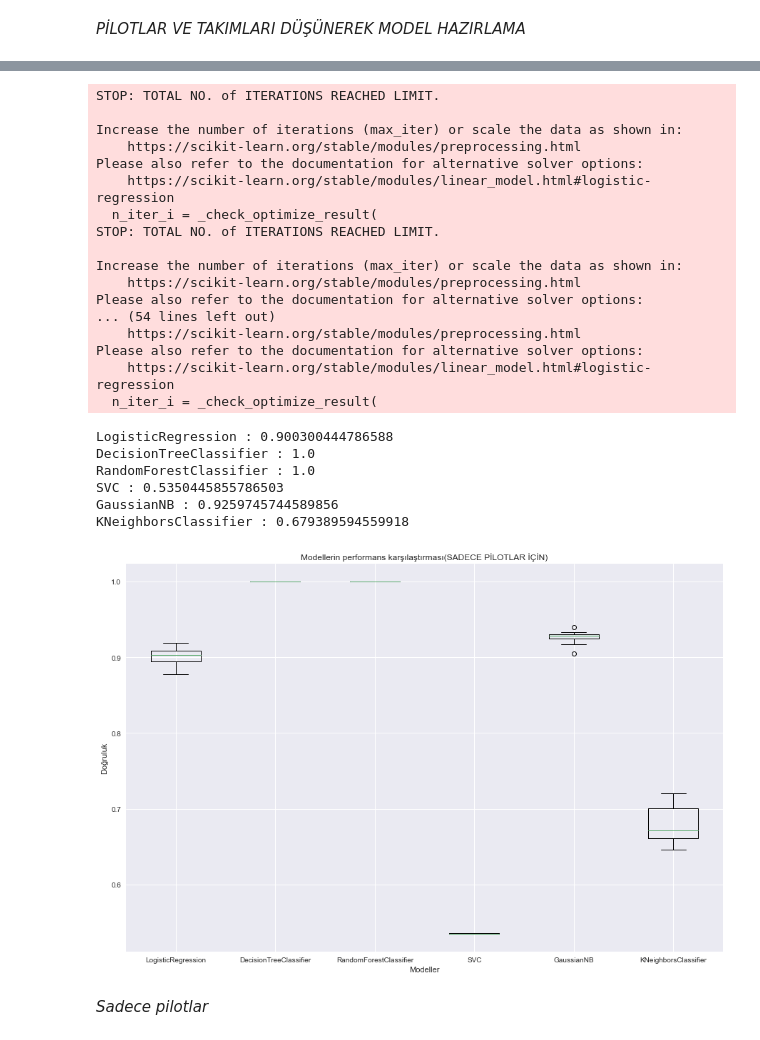
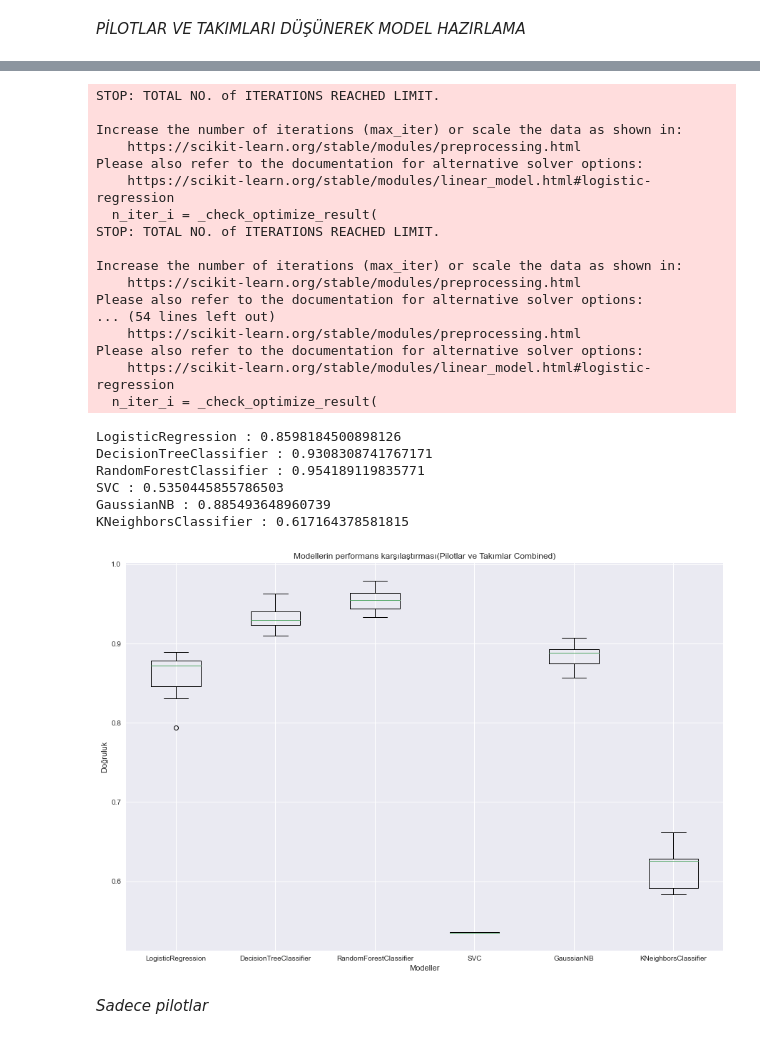
Before and after one commit to Umudigo48/Formula1GrandPrixPredictor, a Jupyter notebook: Prediction ve EDA.ipynb, the cells around one changed output, grey strips where cells are left out. Drawn from its saved outputs; the diff is of its cells as text; code cells hidden in the pictures.

```diff
--- a/Prediction ve EDA.ipynb
+++ b/Prediction ve EDA.ipynb
@@ -357,7 +357,10 @@ le = LabelEncoder()
 x['GP_name'] = le.fit_transform(x['GP_name'])
 x['constructor'] = le.fit_transform(x['constructor'])
 x['driver'] = le.fit_transform(x['driver'])
-X = x.drop(['position'],1)
+x['GP_name'] = le.fit_transform(x['GP_name'])
+
+X = x.drop(['position','active_driver','active_constructor'],1)
+y = x['position'].apply(lambda x: position_index(x))
 # %% [output]
 A value is trying to be set on a copy of a slice from a DataFrame.
 Try using .loc[row_indexer,col_indexer] = value instead
@@ -396,14 +387,14 @@ Name: position, Length: 4323, dtype: int64
 models = [LogisticRegression(),DecisionTreeClassifier(),RandomForestClassifier(),SVC(),GaussianNB(),KNeighborsClassifier()]
 names = ['LogisticRegression','DecisionTreeClassifier','RandomForestClassifier','SVC','GaussianNB','KNeighborsClassifier']
 model_dict = dict(zip(models,names))
-mean_results_dri = []
-results_dri = []
+mean_results = []
+results = []
 name = []
 for model in models:
     cv = StratifiedKFold(n_splits=10)
-    result = cross_val_score(model,x,y,cv=cv,scoring='accuracy')
-    mean_results_dri.append(result.mean())
-    results_dri.append(result)
+    result = cross_val_score(model,X,y,cv=cv,scoring='accuracy')
+    mean_results.append(result.mean())
+    results.append(result)
     name.append(model_dict[model])
     print(f'{model_dict[model]} : {result.mean()}')
 # %% [output]
@@ -424,21 +415,21 @@ Please also refer to the documentation for alternative solver options:
 Please also refer to the documentation for alternative solver options:
     https://scikit-learn.org/stable/modules/linear_model.html#logistic-regression
   n_iter_i = _check_optimize_result(
-LogisticRegression : 0.900300444786588
-DecisionTreeClassifier : 1.0
-RandomForestClassifier : 1.0
+LogisticRegression : 0.8598184500898126
+DecisionTreeClassifier : 0.9308308741767171
+RandomForestClassifier : 0.954189119835771
 SVC : 0.5350445855786503
-GaussianNB : 0.9259745744589856
-KNeighborsClassifier : 0.679389594559918
+GaussianNB : 0.885493648960739
+KNeighborsClassifier : 0.617164378581815
 # %%
 plt.figure(figsize=(15,10))
-plt.boxplot(x=results_dri,labels=name)
+plt.boxplot(x=results,labels=name)
 plt.xlabel('Modeller')
 plt.ylabel('Doğruluk')
-plt.title('Modellerin performans karşılaştırması(SADECE PİLOTLAR İÇİN)')
+plt.title('Modellerin performans karşılaştırması(Pilotlar ve Takımlar Combined)')
 plt.show()
 # %% [output]
-[figure, old version]
+[figure, new version]
 # %% [markdown]
 *Sadece pilotlar*
 # %%
```
Also changed, not shown: parts of 12 cells of this notebook, 2 other files.
